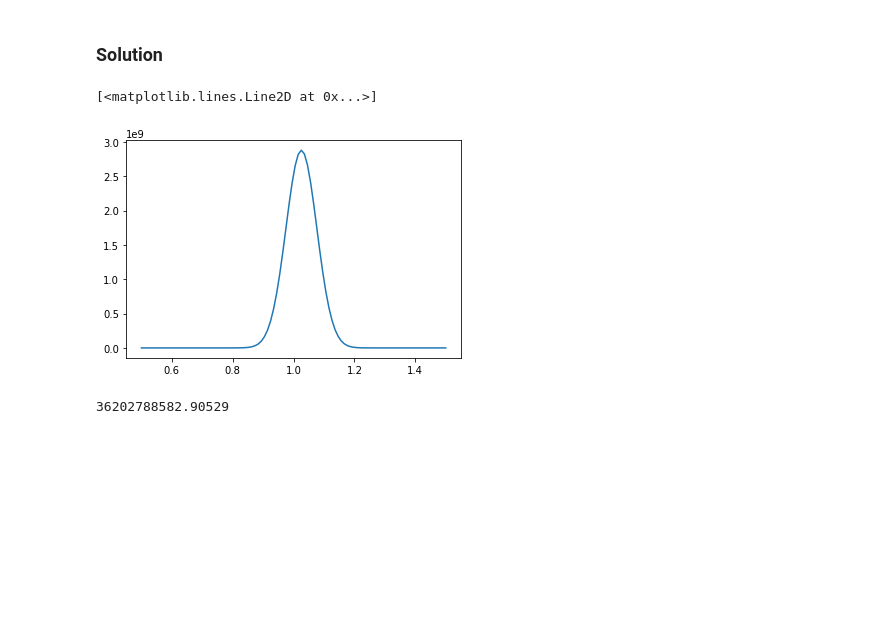
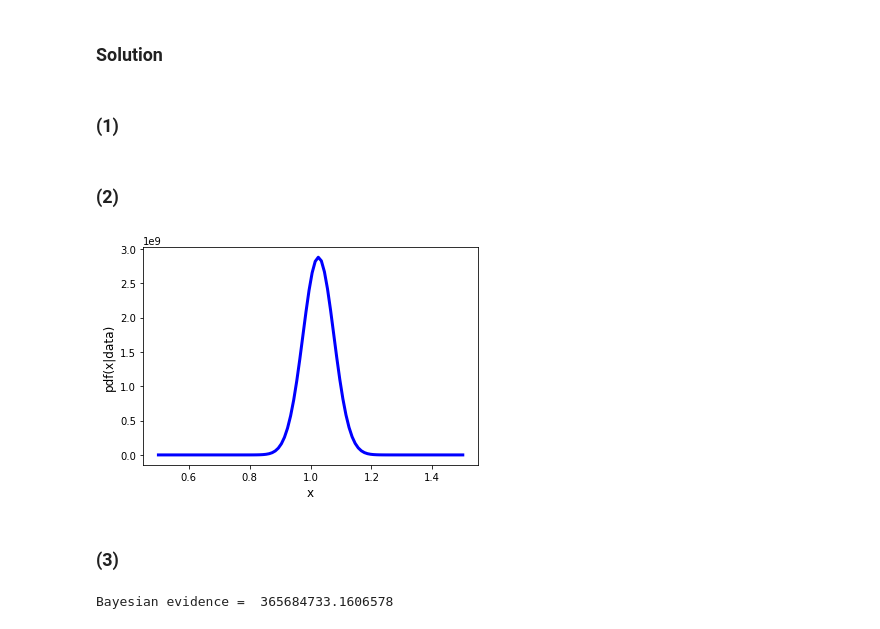
Before and after one commit to VanderbiltAstronomy/astr_8070_s22, a Jupyter notebook: coursework/student_folders/niana_mohammed/vu_astr8070_s22_hw4_NianaMohammed.ipynb, the cells around one changed output. Cells and saved outputs as stored; diff of their text form; code cells hidden in the pictures; blank space fills up the shorter version.

```diff
--- a/coursework/student_folders/niana_mohammed/vu_astr8070_s22_hw4_NianaMohammed.ipynb
+++ b/coursework/student_folders/niana_mohammed/vu_astr8070_s22_hw4_NianaMohammed.ipynb
@@ -174,20 +192,0 @@ plt.show()
-# %%
-# (6) Now, imagine that we read an old paper about the experiment that gave us the voltage measurements,
-# and they found that the mean was actually  6±0.3 . Repeat (3) and (4) this time with a Gaussian prior on
-# the mean centered at  6  with standard deviation of  0.3
-probsum = []
-mu_grid = np.linspace(0,10,10000)
-pri = norm.pdf(mu_grid,6,0.3)
-
-for i in range(len(mu_grid)):
-    pdf = norm.pdf(meas,loc=mu_grid[i],scale=uncert)
-    probsum.append(np.product(pdf))
-L = np.array(probsum)
-
-post3 = L*pri
-
-plt.plot(mu_grid, post3/(np.sum(post3) * (mu_grid[1]-mu_grid[0])), label='posterior',c='b',lw=2)
-plt.plot(mu_grid, L/(np.sum(L) * (mu_grid[1]-mu_grid[0])), label='likelihood',c='orange',ls='--',lw=2)
-plt.plot(mu_grid, pri, label='prior',c='magenta', alpha=0.5, ls='--',lw=2)
-plt.legend()
-plt.show()
@@ -299,4 +345,6 @@ def logL(theta, data, model=polynomial_fit):
 6) Calculate the Bayes factor for a linear versus quadratic model. How does this compare/contrast with the BIC model comparison in the lecture?
 # %% [markdown]
 ### Solution
+# %% [markdown]
+### (1)
 # %%
@@ -309,34 +354,43 @@ x, y, sigma_y = data2
+# %% [markdown]
+### (2)
 # %%
-# (2) Use the following code to compute the un-normalized posterior pdf (i.e. just the likelihood x prior) on a
-# grid of the linear coefficient (i.e. the slope) of a linear model, with a uniform prior between 0.5 and 1.5.
-# Plot this posterior pdf. Remember this is just a one-dimensional model because the  𝑦 -intercept is fixed.
-# I advise a grid size of 100.
+# (2)
+# using the given functions to compute the un-normalized posterior pdf on a grid of the linear coefficient
+# of a linear model, with a uniform prior between 0.5 and 1.5.
 
-# give it an array of theta values
+# a uniform prior for the linear coefficient (the slope) between 0.5 and 1.5
 pri = np.repeat(1,100)/(1.5-0.5)
 
+# make an array of 'theta' values based on the prior range; this is a grid of the linear coefficient (the slope)
 xgrid = np.linspace(0.5,1.5,100)
+
+# find the posterior pdf
 logls = []
-
 for i in xgrid:
+    # keeping the y-intercept fixed at −0.23, but changing the slope values
     thetas = np.concatenate(([-0.23], i), axis=None)
     likelihood = logL(thetas, data2, model=polynomial_fit)
     logls.append(likelihood)
 
+# Find posterior pdf; take the log prior in order to sum with log likelihood
+# this is just a one-dimensional model because the y-intercept is fixed.
 posterior = np.log(np.repeat(1,100)/(1.5-0.5))+logls
+# switching out of log space
 posterior = np.exp(posterior)
-plt.plot(xgrid,posterior)
 
-# degree = 1
-# theta_0 = (degree + 1) * [0]
-# logL(theta_0, data2)
+# plot the posterior pdf
+plt.plot(xgrid,posterior,c='b',lw=3)
+plt.xlabel('x',fontsize=12);plt.ylabel('pdf(x|data)',fontsize=12)
+plt.show()
 # %% [output]
-[<matplotlib.lines.Line2D at 0x...>]
-[figure, old version]
+[figure, new version]
+# %% [markdown]
+### (3)
 # %%
-# (3) Using your 1D gridded likelihood-x-prior, compute the Bayesian evidence of this linear model.
-# This may be a big number!
-b_evidence = np.sum(posterior)
-b_evidence
+# (3)
+# Using the 1D gridded likelihood-x-prior, compute the Bayesian evidence of this linear model.
+# Bayesian evidence is the integral (sum) of likelihood-x-prior, times the infinitesimal
+b_1D_evidence = np.sum(posterior)*(xgrid[1]-xgrid[0])
+print('Bayesian evidence = ',b_1D_evidence)
 # %% [output]
-36202788582.90529
+Bayesian evidence =  365684733.1606578
```
Also changed, not shown: parts of 31 cells of this notebook, 2 other files.
